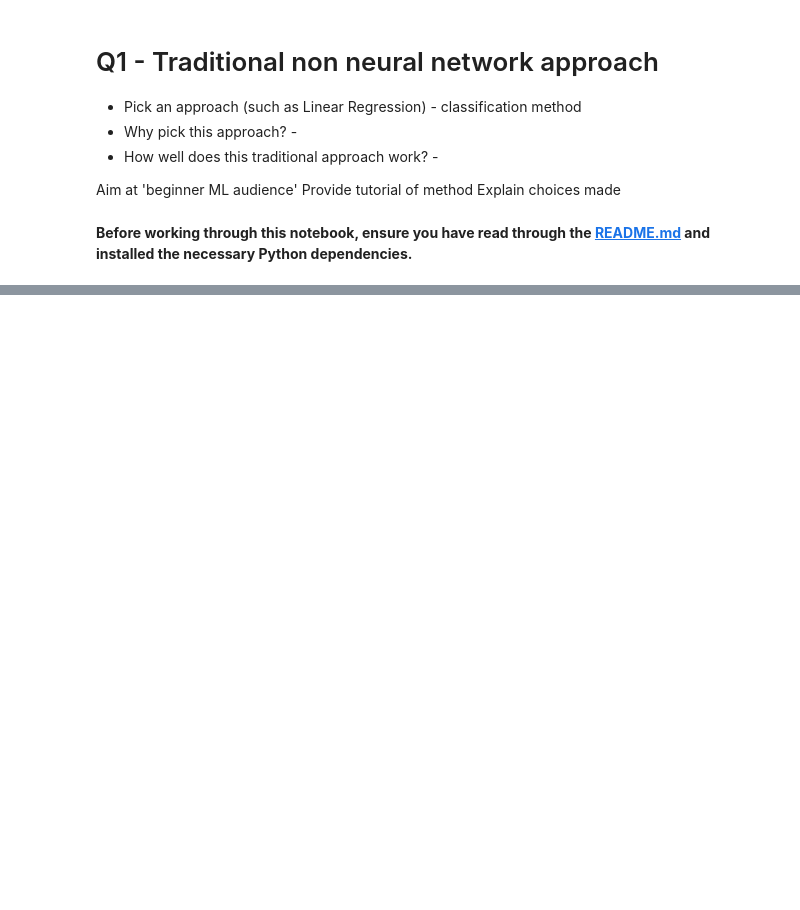
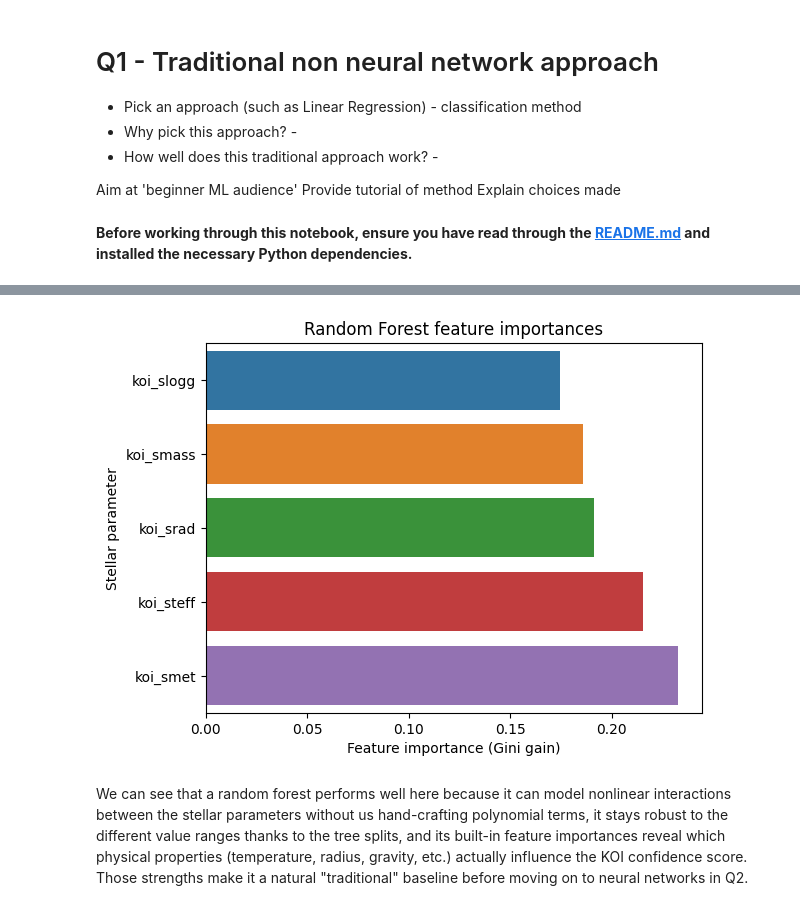
Before and after one commit to GHancock1/Coursework-2, a Jupyter notebook: py/Q1_folder/q1.ipynb, the cells around one changed output, grey strips where cells are left out. Drawn from its saved outputs; the diff is of its cells as text; code cells hidden in the pictures; blank space fills up the shorter version.

```diff
--- a/py/Q1_folder/q1.ipynb
+++ b/py/Q1_folder/q1.ipynb
@@ -81,0 +100,12 @@ PolynomialFeatures does not accept missing values encoded as NaN natively. For s
+# %%
+importances = pd.Series(rf.feature_importances_, index=stellar_params).sort_values()
+plt.figure()
+sns.barplot(x=importances.values, y=importances.index, hue=importances.index)
+plt.xlabel("Feature importance (Gini gain)")
+plt.ylabel("Stellar parameter")
+plt.title("Random Forest feature importances")
+plt.show()
+# %% [output]
+[figure, added]
+# %% [markdown]
+We can see that a random forest performs well here because it can model nonlinear interactions between the stellar parameters without us hand-crafting polynomial terms, it stays robust to the different value ranges thanks to the tree splits, and its built-in feature importances reveal which physical properties (temperature, radius, gravity, etc.) actually influence the KOI confidence score. Those strengths make it a natural "traditional" baseline before moving on to neural networks in Q2.
```
Also changed, not shown: parts of 14 cells of this notebook.
